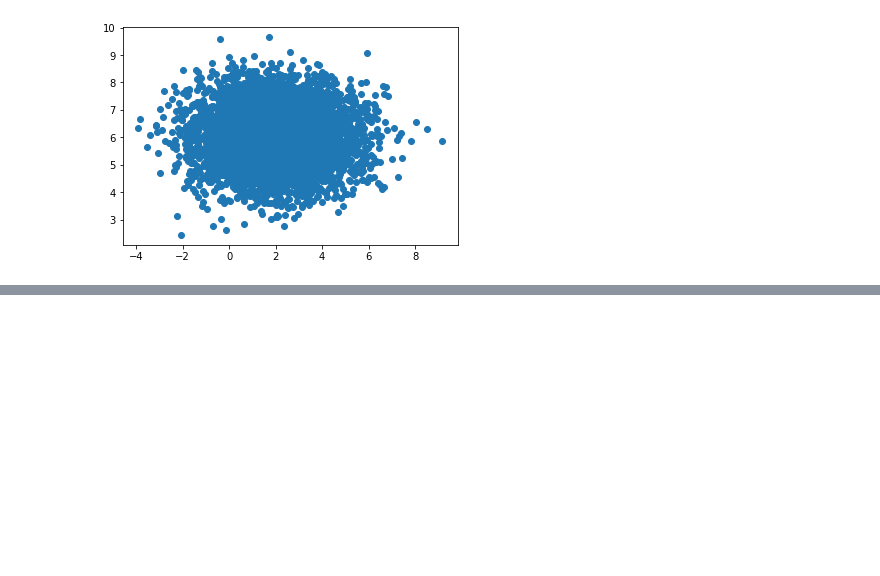
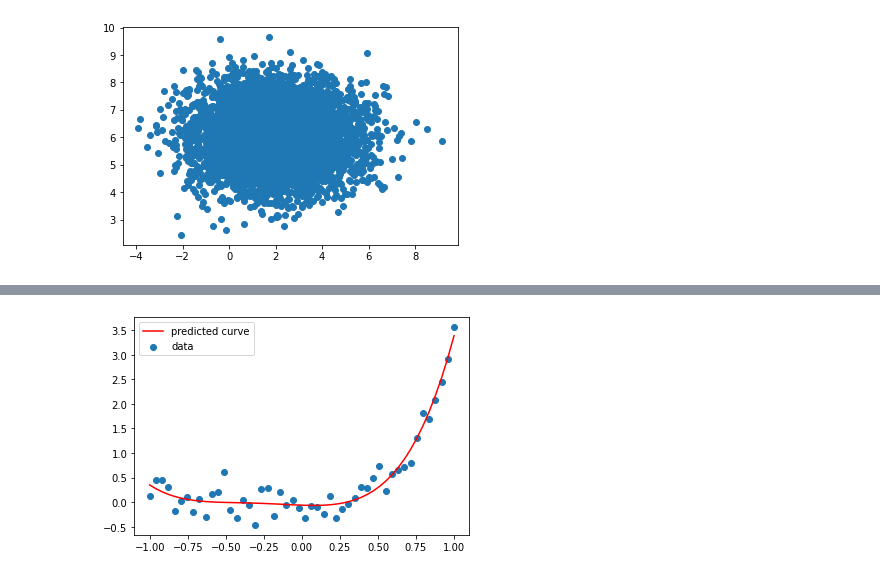
Before and after one commit to prachimodi-142/MachineLearning, a Jupyter notebook: Homework_1.ipynb, the cells around one changed output, grey strips where cells are left out. Drawn from its saved outputs; the diff is of its cells as text; code cells hidden in the pictures; blank space fills up the shorter version.

```diff
--- a/Homework_1.ipynb
+++ b/Homework_1.ipynb
@@ -260,0 +286,32 @@ plt.show()
+# %%
+# parameters
+beta0 = -0.001
+beta1 = 0.01
+beta2 = 0.55
+beta3 = 1.5
+beta4 = 1.2
+sigma = 0.22
+
+# x values
+x = np.linspace(-1, 1, 50)
+
+# y values
+epsilon = np.random.normal(0, sigma, 50)
+y = beta0 + beta1*x + beta2*x**2 + beta3*x**3 + beta4*x**4 + epsilon
+
+# design matrix
+X = np.column_stack([x**i for i in range(5)])
+
+# coefficient estimates
+beta_est, _, _, _ = np.linalg.lstsq(X, y, rcond=None)
+
+# predicted y values
+y_pred = X @ beta_est
+
+# scatter plot
+plt.scatter(x, y, label='data')
+plt.plot(x, y_pred, 'r', label='predicted curve')
+plt.legend()
+plt.show()
+# %% [output]
+[figure, added]
```
Also changed, not shown: parts of 5 cells of this notebook.
